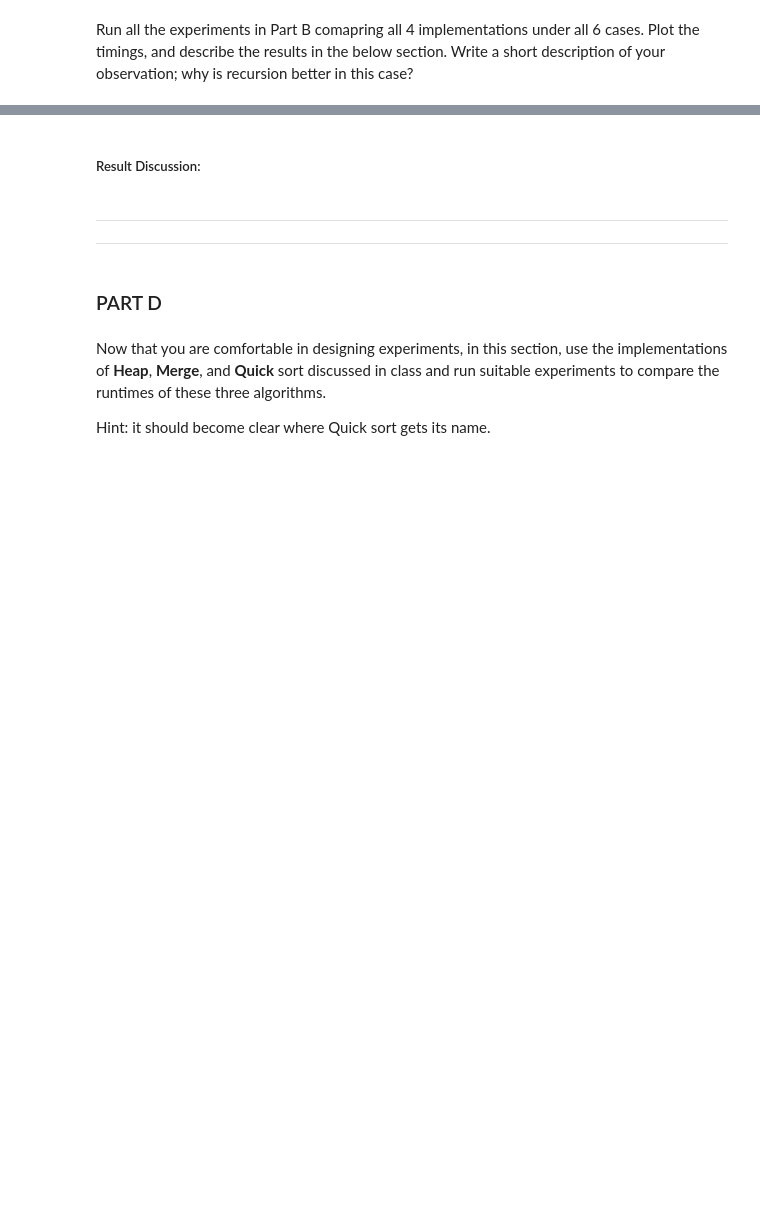
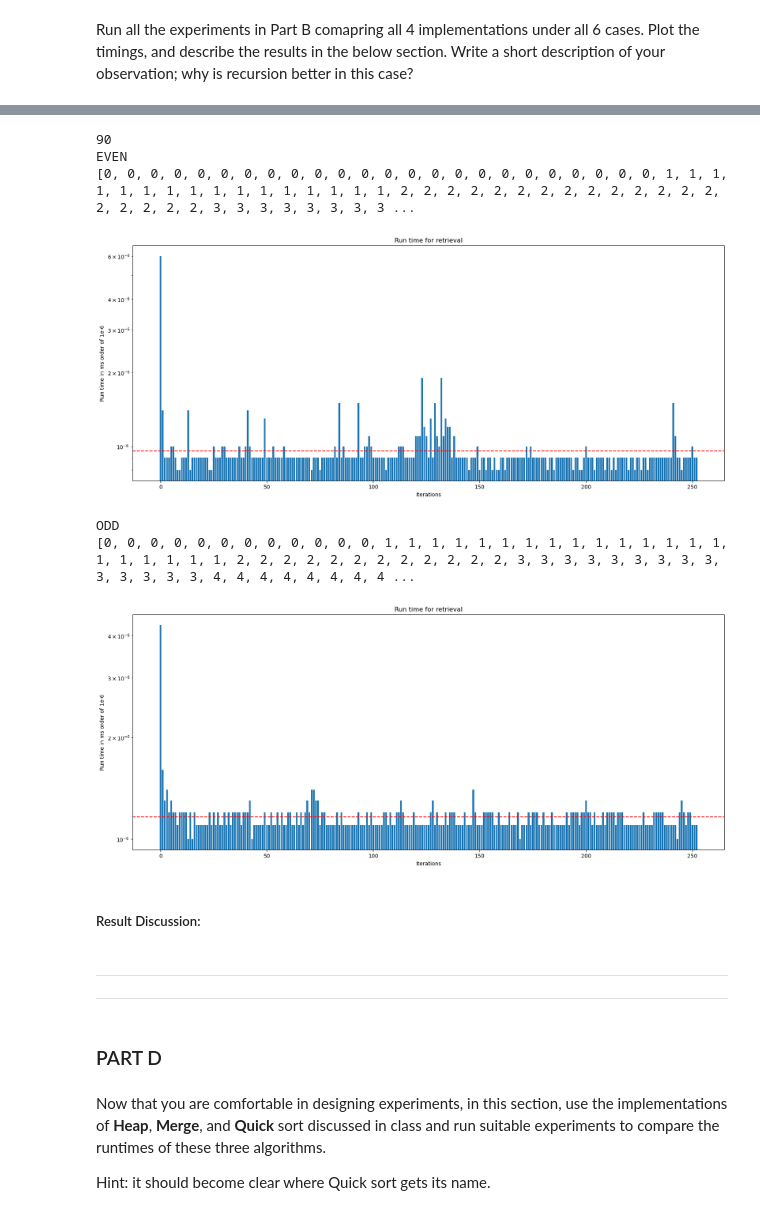
Before and after one commit to saboorah/CS2XC3, a Jupyter notebook: Lab_II.ipynb, the cells around one changed output, grey strips where cells are left out. Cells and saved outputs as stored; diff of their text form; code cells hidden in the pictures; blank space fills up the shorter version.

```diff
--- a/Lab_II.ipynb
+++ b/Lab_II.ipynb
@@ -712,3 +825,59 @@ Run all the experiments in Part B comapring all 4 implementations under all 6 ca
+# %%
+##--binary search 4--item in middle--##
+
+##place item at start
+
+
+#get even and od lists
+
+e_o = even_odd_lists()
+even = e_o[0]
+odd = e_o[1]
+
+#decide item to find
+item = random.randint(0,100)
+
+#place at end
+even[(len(even))//2] = item
+odd[(len(odd))//2] = item
+
+#expieriment
+run_times1 = []
+run_times2 = []
+
+print(item)
+print("EVEN")
+print(even)
+
+for i in range(runs):
+    #list2 = InsertionSort(near_sorted)
+    start = timeit.default_timer()
+    binary_search_4(even,item)
+    stop = timeit.default_timer()
+    run_times1.append(stop-start)
+
+draw_plot(run_times1)
+
+print("ODD")
+print(odd)
+
+for j in range(runs):
+    #list3 = InsertionSort(unsorted)
+    start = timeit.default_timer()
+    binary_search_4(odd,item)
+    stop = timeit.default_timer()
+    run_times2.append(stop-start)
+
+
+draw_plot(run_times2)
+# %% [output]
+90
+EVEN
+[0, 0, 0, 0, 0, 0, 0, 0, 0, 0, 0, 0, 0, 0, 0, 0, 0, 0, 0, 0, 0, 0, 0, 0, 1, 1, 1, 1, 1, 1, 1, 1, 1, 1, 1, 1, 1, 1, 1, 1, 2, 2, 2, 2, 2, 2, 2, 2, 2, 2, 2, 2, 2, 2, 2, 2, 2, 2, 2, 3, 3, 3, 3, 3, 3, 3, 3 ...
+[figure, added]
+ODD
+[0, 0, 0, 0, 0, 0, 0, 0, 0, 0, 0, 0, 1, 1, 1, 1, 1, 1, 1, 1, 1, 1, 1, 1, 1, 1, 1, 1, 1, 1, 1, 1, 1, 2, 2, 2, 2, 2, 2, 2, 2, 2, 2, 2, 2, 3, 3, 3, 3, 3, 3, 3, 3, 3, 3, 3, 3, 3, 3, 4, 4, 4, 4, 4, 4, 4, 4 ...
+[figure, added]
 # %%
 # your implementation and experiments go here.
 # %% [markdown]
```
Also changed, not shown: parts of 13 cells of this notebook.
